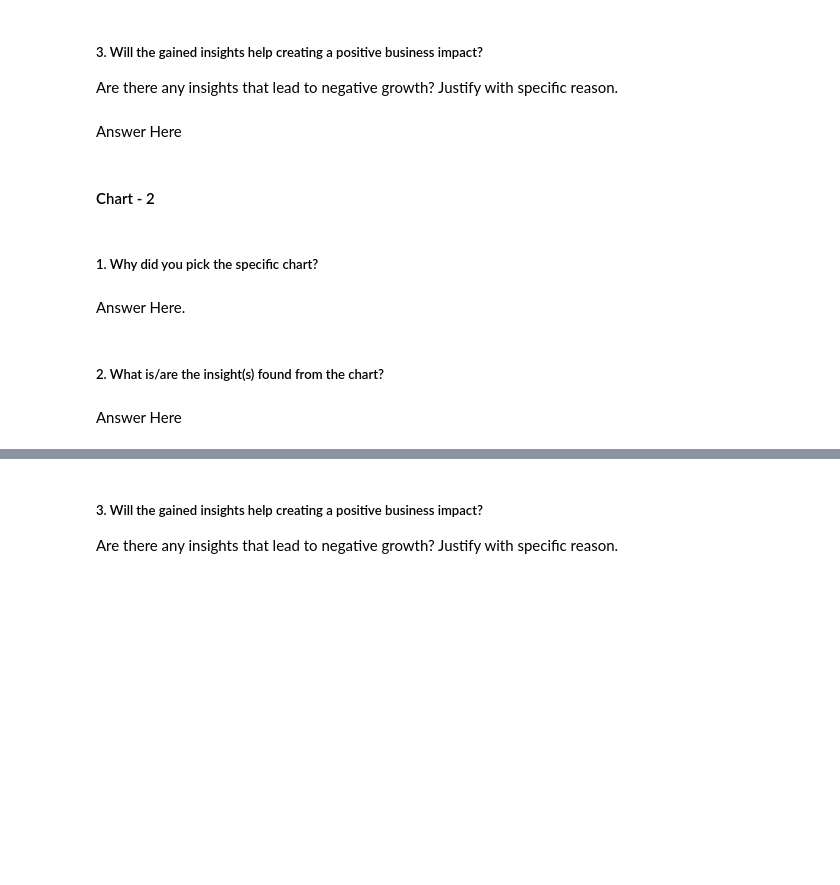
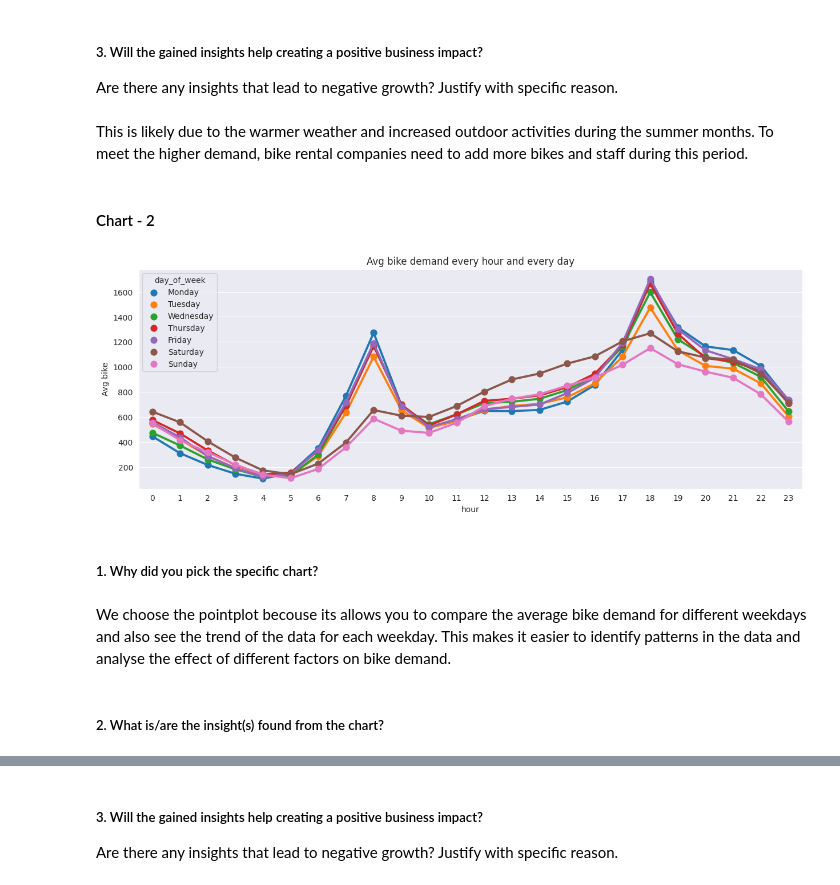
Before and after one commit to Vijaysiraw/ML_Regression_Bike_Sharing_Demand_Prediction, a Jupyter notebook: ML_Regression_Bike_Sharing_Demand_Prediction.ipynb, the cells around one changed output, grey strips where cells are left out. Cells and saved outputs as stored; diff of their text form; code cells hidden in the pictures; blank space fills up the shorter version.

```diff
--- a/ML_Regression_Bike_Sharing_Demand_Prediction.ipynb
+++ b/ML_Regression_Bike_Sharing_Demand_Prediction.ipynb
@@ -352,7 +371,7 @@ Answer Here
 # %% [markdown]
 ##### 3. Will the gained insights help creating a positive business impact?
 Are there any insights that lead to negative growth? Justify with specific reason.
-# %% [markdown]
-Answer Here
+# %% [markdown]
+This is likely due to the warmer weather and increased outdoor activities during the summer months. To meet the higher demand, bike rental companies need to add more bikes and staff during this period.
 # %% [markdown]
 #### Chart - 2
@@ -361,8 +378,21 @@ Answer Here
+# %%
+# Chart - 2 visualization code
+#grouping the data according to days
+daily_prediction=round(sb.groupby(['day_of_week','hour'])['rented_bike_count'].mean().reset_index(),2)
+# %%
+plt=reload(plt)
+sns.set_style('darkgrid')
+plt.figure(figsize=(15,5))
+hue_order=['Monday', 'Tuesday','Wednesday','Thursday','Friday','Saturday','Sunday']
+sns.pointplot(x='hour',y='rented_bike_count',data=daily_prediction,hue='day_of_week',hue_order=hue_order)
+plt.title('Avg bike demand every hour and every day')
+plt.ylabel('Avg bike')
+plt.show()
+# %% [output]
+[figure, added]
 # %% [markdown]
 ##### 1. Why did you pick the specific chart?
-# %% [markdown]
-Answer Here.
+# %% [markdown]
+We choose the pointplot becouse its allows you to compare the average bike demand for different weekdays and also see the trend of the data for each weekday. This makes it easier to identify patterns in the data and analyse the effect of different factors on bike demand.
 # %% [markdown]
 ##### 2. What is/are the insight(s) found from the chart?
-# %% [markdown]
-Answer Here
```
Also changed, not shown: parts of 23 cells of this notebook.
